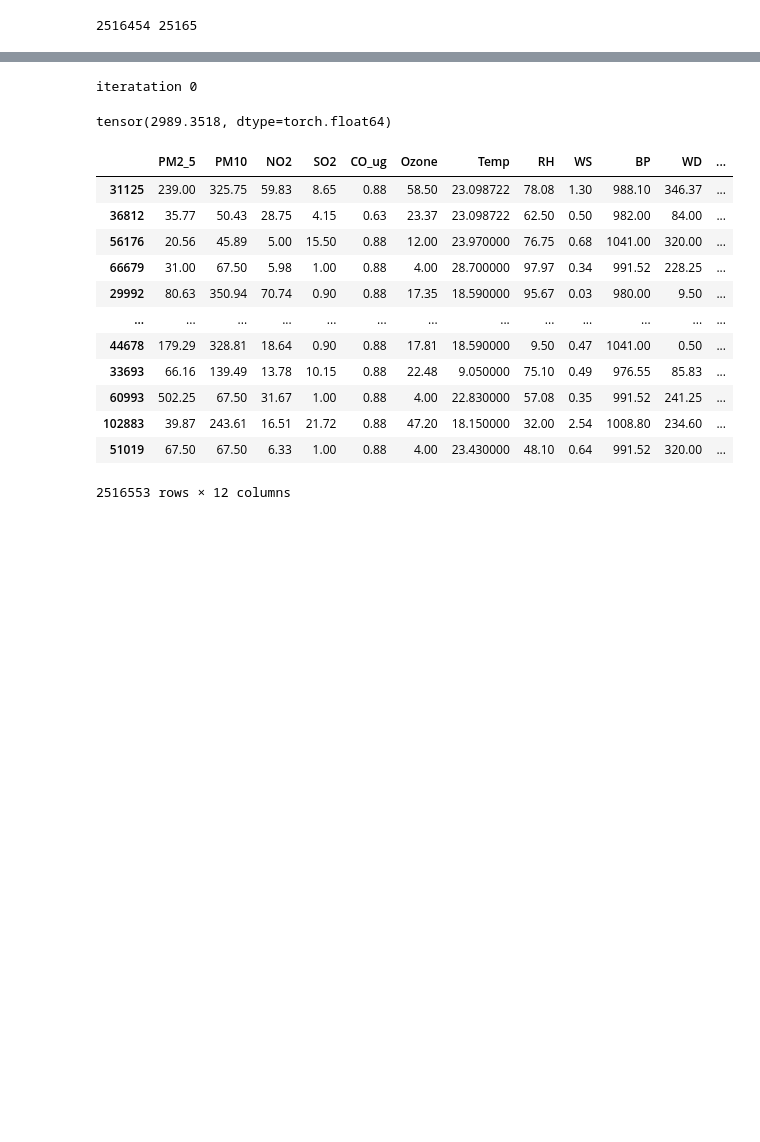
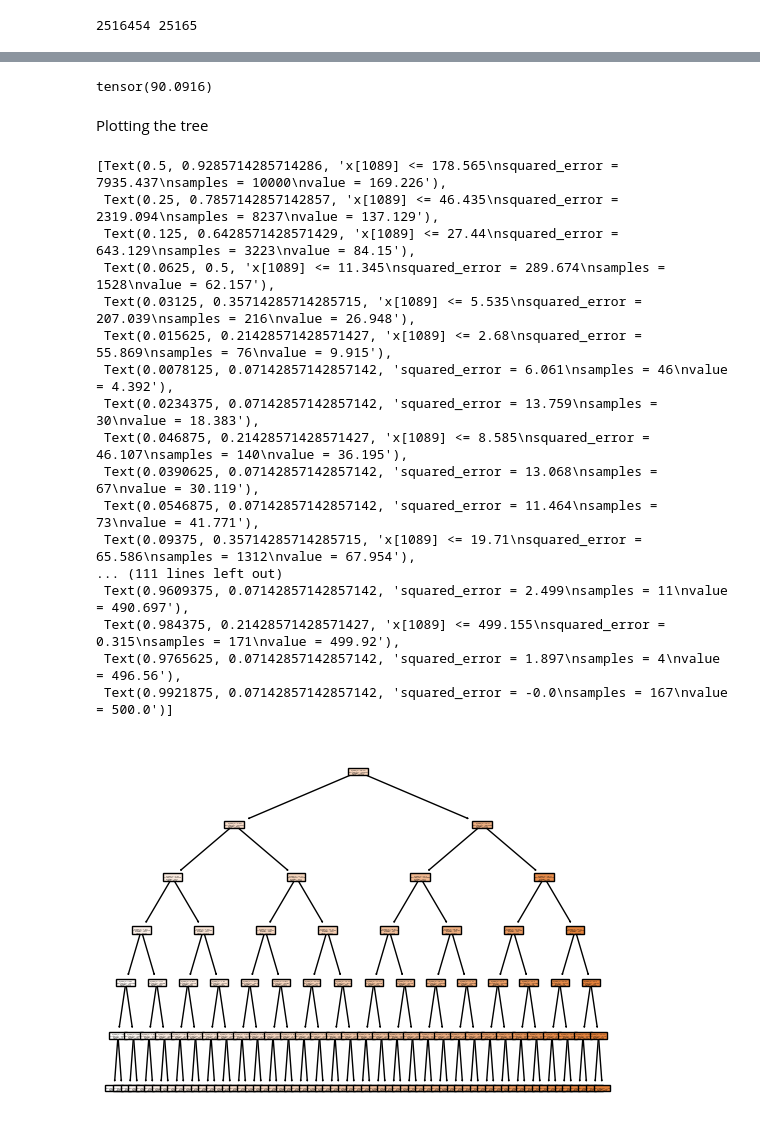
Before and after one commit to Sasopsy/BITS-F464-TimeSeries, a Jupyter notebook: regression_tree.ipynb, the cells around one changed output, grey strips where cells are left out. Saved outputs shown, nothing was run; the diff lists cells and outputs as text; code cells hidden in the pictures; blank space fills up the shorter version.

Commit message:
max test error is 90

```diff
--- a/regression_tree.ipynb
+++ b/regression_tree.ipynb
@@ -22,11 +23,14 @@ test_dataa = pd.read_csv("data/test_delhi_aqi.csv")
 # need to be tuned:
 sequence_size = 100
 num_levels = 6
+min_samples_split = 1/(12*13*100)
+min_samples_leaf = 1/(12*13*1000)
 # %% [markdown]
 Setting up dataloader
 # %%
 train_data = TimeSeriesDataset(train_dataa,sequence_size)
-train_dataloader = DataLoader(dataset=train_data, batch_size = 100, shuffle=False, num_workers=2)
+# train_dataloader = DataLoader(dataset=train_data, batch_size = math.ceil(len(train_data)/(12*13)), shuffle=False, num_workers=2)
+train_dataloader = DataLoader(dataset=train_data, batch_size = 10000, shuffle=False, num_workers=2)
 # %% [markdown]
 Converting the dataloader into an iterable
 # %%
@@ -47,7 +51,7 @@ Creating the tree classes
 # y_1 = regr_1.predict(X_test)
 # y_2 = regr_2.predict(X_test)
 # %%
-tree = DecisionTreeRegressor(max_depth=num_levels, criterion='squared_error', min_samples_split=0.0001)
+tree = DecisionTreeRegressor(max_depth=num_levels, criterion='squared_error', min_samples_split=min_samples_split, min_samples_leaf=min_samples_leaf)
 # %% [markdown]
 Training Loop
 # %%
@@ -61,9 +65,12 @@ print(size, niters)
 for ep in range(epochs):
     for i, (x, y) in enumerate(train_dataloader):
         tree.fit(x,y)
-        if i%1000==0:
+        if i%10==0:
             ypred = tree.predict(x)
-            err = torch.sum((y-ypred)**2)/len(y)
-            print(f'Epoch {ep}, Iteration {i} train error: {err}')
+            err = mean_squared_error(y,ypred)
+            print(f'Epoch {ep}, Iteration {i}, input_vector_length: {len(x)}, output_vector_length: {len(y)}, train error: {err}')
+        if i > 100:
+            break
     print(f'epoch {ep}/{epochs} completed')
+    break
 # %% [output]
@@ -90,29 +96,40 @@ test_dataloader = DataLoader(dataset=test_data, batch_size = len(test_data), shu
 # %%
 #calc error
+errs = torch.empty((len(test_data),1))
 for ep in range(1):
     for i, (x,y) in enumerate(test_dataloader):
         ypred = tree.predict(x)
-        error = torch.sum((y-ypred)**2)/len(y)
-        print(f'iteratation {i}\n')
+        error = mean_squared_error(y,ypred)
+        errs[i] = error
-# %% [output]
-iteratation 0
 # %%
-error
+torch.max(errs)
+# torch.min(errs)
 # %% [output]
-tensor(2989.3518, dtype=torch.float64)
+tensor(90.0916)
-# %%
-train_dataa
-# %% [output]
-|  | PM2_5 | PM10 | NO2 | SO2 | CO_ug | Ozone | Temp | RH | WS | BP | WD | ... |
-| 31125 | 239.00 | 325.75 | 59.83 | 8.65 | 0.88 | 58.50 | 23.098722 | 78.08 | 1.30 | 988.10 | 346.37 | ... |
-| 36812 | 35.77 | 50.43 | 28.75 | 4.15 | 0.63 | 23.37 | 23.098722 | 62.50 | 0.50 | 982.00 | 84.00 | ... |
-| 56176 | 20.56 | 45.89 | 5.00 | 15.50 | 0.88 | 12.00 | 23.970000 | 76.75 | 0.68 | 1041.00 | 320.00 | ... |
-| 66679 | 31.00 | 67.50 | 5.98 | 1.00 | 0.88 | 4.00 | 28.700000 | 97.97 | 0.34 | 991.52 | 228.25 | ... |
-| 29992 | 80.63 | 350.94 | 70.74 | 0.90 | 0.88 | 17.35 | 18.590000 | 95.67 | 0.03 | 980.00 | 9.50 | ... |
-| ... | ... | ... | ... | ... | ... | ... | ... | ... | ... | ... | ... | ... |
-| 44678 | 179.29 | 328.81 | 18.64 | 0.90 | 0.88 | 17.81 | 18.590000 | 9.50 | 0.47 | 1041.00 | 0.50 | ... |
-| 33693 | 66.16 | 139.49 | 13.78 | 10.15 | 0.88 | 22.48 | 9.050000 | 75.10 | 0.49 | 976.55 | 85.83 | ... |
-| 60993 | 502.25 | 67.50 | 31.67 | 1.00 | 0.88 | 4.00 | 22.830000 | 57.08 | 0.35 | 991.52 | 241.25 | ... |
-| 102883 | 39.87 | 243.61 | 16.51 | 21.72 | 0.88 | 47.20 | 18.150000 | 32.00 | 2.54 | 1008.80 | 234.60 | ... |
-| 51019 | 67.50 | 67.50 | 6.33 | 1.00 | 0.88 | 4.00 | 23.430000 | 48.10 | 0.64 | 991.52 | 320.00 | ... |
-2516553 rows × 12 columns
+# %% [markdown]
+Plotting the tree
+# %%
+import matplotlib.pyplot as plt
+from sklearn.tree import plot_tree
+
+fig,ax = plt.subplots()
+plot_tree(tree, filled=True)
+# %% [output]
+[Text(0.5, 0.9285714285714286, 'x[1089] <= 178.565\nsquared_error = 7935.437\nsamples = 10000\nvalue = 169.226'),
+ Text(0.25, 0.7857142857142857, 'x[1089] <= 46.435\nsquared_error = 2319.094\nsamples = 8237\nvalue = 137.129'),
+ Text(0.125, 0.6428571428571429, 'x[1089] <= 27.44\nsquared_error = 643.129\nsamples = 3223\nvalue = 84.15'),
+ Text(0.0625, 0.5, 'x[1089] <= 11.345\nsquared_error = 289.674\nsamples = 1528\nvalue = 62.157'),
+ Text(0.03125, 0.35714285714285715, 'x[1089] <= 5.535\nsquared_error = 207.039\nsamples = 216\nvalue = 26.948'),
+ Text(0.015625, 0.21428571428571427, 'x[1089] <= 2.68\nsquared_error = 55.869\nsamples = 76\nvalue = 9.915'),
+ Text(0.0078125, 0.07142857142857142, 'squared_error = 6.061\nsamples = 46\nvalue = 4.392'),
+ Text(0.0234375, 0.07142857142857142, 'squared_error = 13.759\nsamples = 30\nvalue = 18.383'),
+ Text(0.046875, 0.21428571428571427, 'x[1089] <= 8.585\nsquared_error = 46.107\nsamples = 140\nvalue = 36.195'),
+ Text(0.0390625, 0.07142857142857142, 'squared_error = 13.068\nsamples = 67\nvalue = 30.119'),
+ Text(0.0546875, 0.07142857142857142, 'squared_error = 11.464\nsamples = 73\nvalue = 41.771'),
+ Text(0.09375, 0.35714285714285715, 'x[1089] <= 19.71\nsquared_error = 65.586\nsamples = 1312\nvalue = 67.954'),
+... (111 lines left out)
+ Text(0.9609375, 0.07142857142857142, 'squared_error = 2.499\nsamples = 11\nvalue = 490.697'),
+ Text(0.984375, 0.21428571428571427, 'x[1089] <= 499.155\nsquared_error = 0.315\nsamples = 171\nvalue = 499.92'),
+ Text(0.9765625, 0.07142857142857142, 'squared_error = 1.897\nsamples = 4\nvalue = 496.56'),
+ Text(0.9921875, 0.07142857142857142, 'squared_error = -0.0\nsamples = 167\nvalue = 500.0')]
+[figure, added]
```
Also changed, not shown: parts of 6 cells of this notebook.
